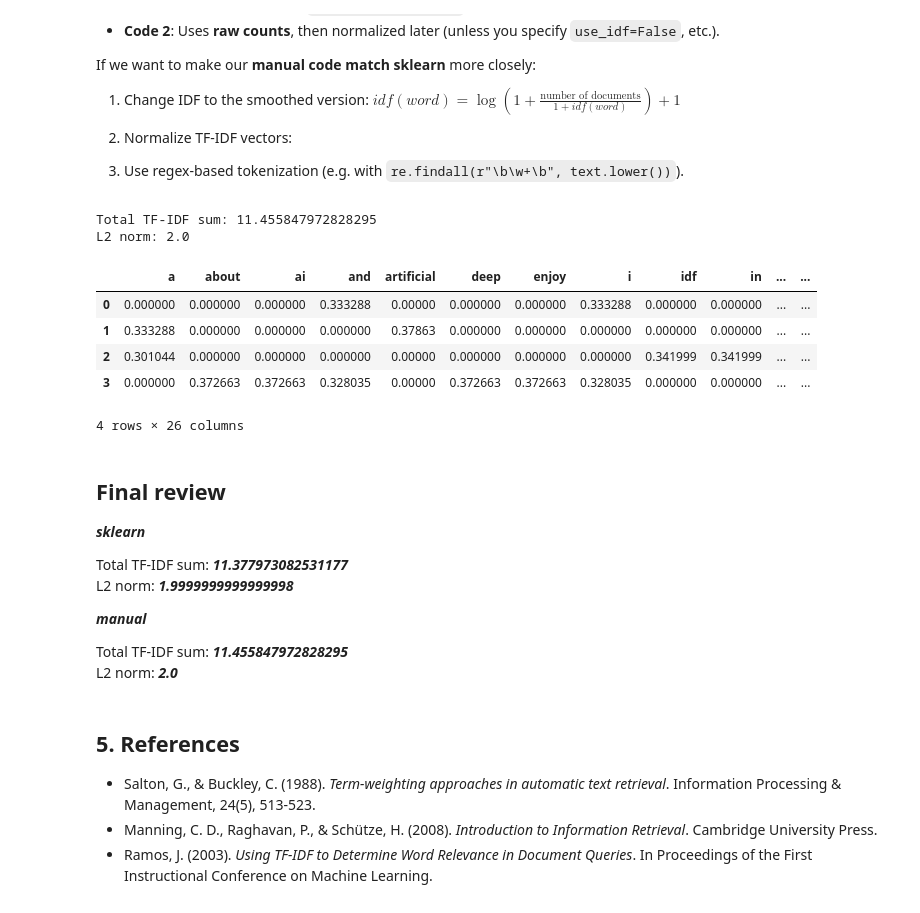
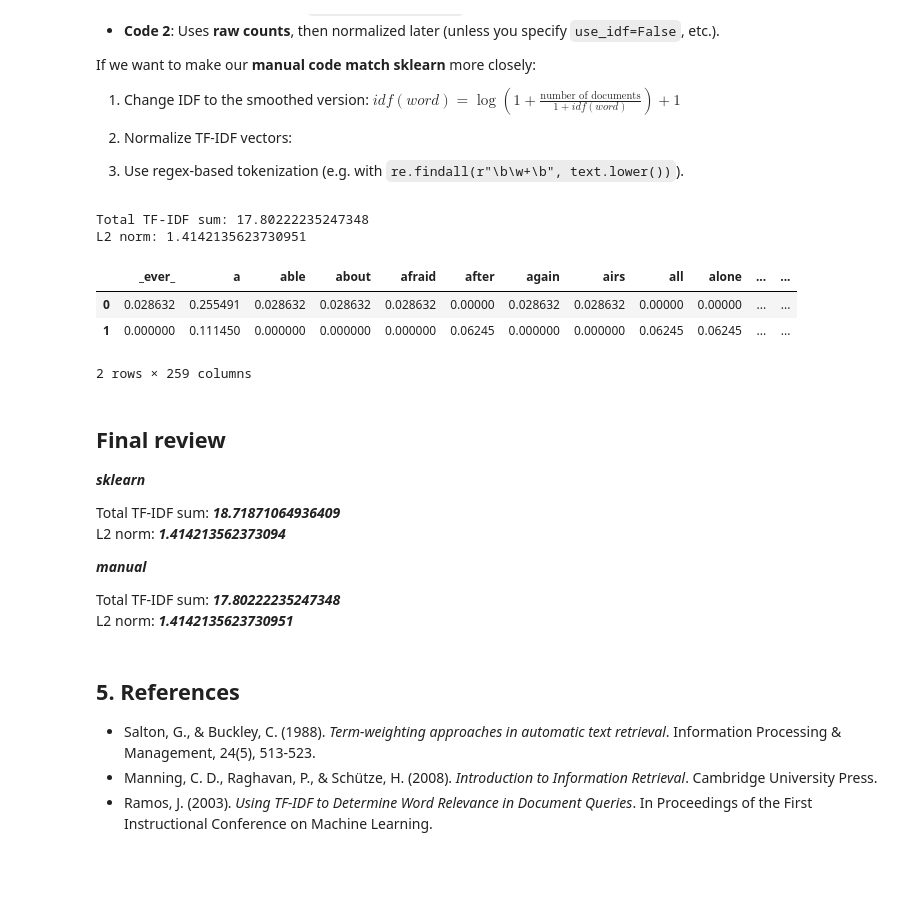
Before and after one commit to abdhmohammadi/NLP, a Jupyter notebook: Vectorization/TF-IDF.ipynb, the cells around one changed output. Drawn from its saved outputs; the diff is of its cells as text; code cells hidden in the pictures; blank space fills up the shorter version.

```diff
--- a/Vectorization/TF-IDF.ipynb
+++ b/Vectorization/TF-IDF.ipynb
@@ -44,0 +222,7 @@ Measures how important a term is across the entire corpus:
+# %%
+idf = compute_idf([document1,  document2])
+
+filtered_dict = {word: frequency for word, frequency in idf.items() if word not in stop_words}
+
+wordcloud = create_wordcloud_from_frequencies(filtered_dict)
+plot_wordcloud(wordcloud, title='Manully implemented Inverse Document Frequency(IDF)')
@@ -256,0 +372,17 @@ L2 norm: 1.9999999999999998
+# %%
+# Compute TF-IDF using our implementation
+tfidf = compute_tfidf([document1, document2])
+
+df = pd.DataFrame(tfidf)
+df.fillna(0,inplace=True)
+df = df[sorted(df.columns)]
+
+
+total_sum = df.values.sum()
+print("Total TF-IDF sum:", total_sum)
+
+l2_norm = np.linalg.norm(df.values)
+print("L2 norm:", l2_norm)
+df
+
+df
@@ -331,15 +470,12 @@ If we want to make our **manual code match sklearn** more closely:
 
 3. Use regex-based tokenization (e.g. with `re.findall(r"\b\w+\b", text.lower())`).
 # %%
-import math
-import re
+import math, re
 from collections import defaultdict
 import pandas as pd
 import numpy as np
 
-def tokenize(text):
-    # Use regex to extract words (matches sklearn default when token_pattern is set)
-    return re.findall(r"\b\w+\b", text.lower())
+def tokenize(text): return re.findall(r"\b\w+\b", text.lower())
 
 def compute_tf(text):
     """Compute Term Frequency"""
@@ -376,47 +512,37 @@ def compute_tfidf(docs):
     """Compute TF-IDF with L2 normalization"""
     tfidf_all = []
     idf = compute_idf(docs)
 
     for doc in docs:
         tf = compute_tf(doc)
         doc_tfidf = {word: tf[word] * idf[word] for word in tf}
 
         # L2 normalization
         norm = math.sqrt(sum(val**2 for val in doc_tfidf.values()))
         if norm > 0:
             doc_tfidf = {word: val / norm for word, val in doc_tfidf.items()}
 
         tfidf_all.append(doc_tfidf)
 
     return tfidf_all
 
-# Sample corpus
-corpus = [
-    "I love machine learning and natural language processing.",
-    "Machine learning is a subset of artificial intelligence.",
-    "TF-IDF is a statistical measure used in NLP.",
-    "I enjoy reading about deep learning and AI."
-]
-
 # Compute TF-IDF
-tfidf_results = compute_tfidf(corpus)
+tfidf_results = compute_tfidf([document1, document2])
 
 # Convert to DataFrame
 df = pd.DataFrame(tfidf_results).fillna(0)
 df = df[sorted(df.columns)]  # Optional: sort columns alphabetically
 
 total_sum = df.values.sum()
 print("Total TF-IDF sum:", total_sum)
 
 l2_norm = np.linalg.norm(df.values)
 print("L2 norm:", l2_norm)
 df
 # %% [output]
-Total TF-IDF sum: 11.455847972828295
-L2 norm: 2.0
+Total TF-IDF sum: 17.80222235247348
+L2 norm: 1.4142135623730951
-|  | a | about | ai | and | artificial | deep | enjoy | i | idf | in | ... | ... |
-| 0 | 0.000000 | 0.000000 | 0.000000 | 0.333288 | 0.00000 | 0.000000 | 0.000000 | 0.333288 | 0.000000 | 0.000000 | ... | ... |
-| 1 | 0.333288 | 0.000000 | 0.000000 | 0.000000 | 0.37863 | 0.000000 | 0.000000 | 0.000000 | 0.000000 | 0.000000 | ... | ... |
-| 2 | 0.301044 | 0.000000 | 0.000000 | 0.000000 | 0.00000 | 0.000000 | 0.000000 | 0.000000 | 0.341999 | 0.341999 | ... | ... |
-| 3 | 0.000000 | 0.372663 | 0.372663 | 0.328035 | 0.00000 | 0.372663 | 0.372663 | 0.328035 | 0.000000 | 0.000000 | ... | ... |
+|  | _ever_ | a | able | about | afraid | after | again | airs | all | alone | ... | ... |
+| 0 | 0.028632 | 0.255491 | 0.028632 | 0.028632 | 0.028632 | 0.00000 | 0.028632 | 0.028632 | 0.00000 | 0.00000 | ... | ... |
+| 1 | 0.000000 | 0.111450 | 0.000000 | 0.000000 | 0.000000 | 0.06245 | 0.000000 | 0.000000 | 0.06245 | 0.06245 | ... | ... |
-4 rows × 26 columns
+2 rows × 259 columns
@@ -425,13 +554,13 @@ L2 norm: 2.0
 
 ***sklearn***
 
-Total TF-IDF sum: ***11.377973082531177***<br>
-L2 norm: ***1.9999999999999998***
+Total TF-IDF sum: ***18.71871064936409***<br>
+L2 norm: ***1.414213562373094***
 
 ***manual***
 
-Total TF-IDF sum: ***11.455847972828295***<br>
-L2 norm: ***2.0***
+Total TF-IDF sum: ***17.80222235247348***<br>
+L2 norm: ***1.4142135623730951***
 # %% [markdown]
 
 ## 5. References
```
Also changed, not shown: parts of 29 cells of this notebook, 1 other file.
